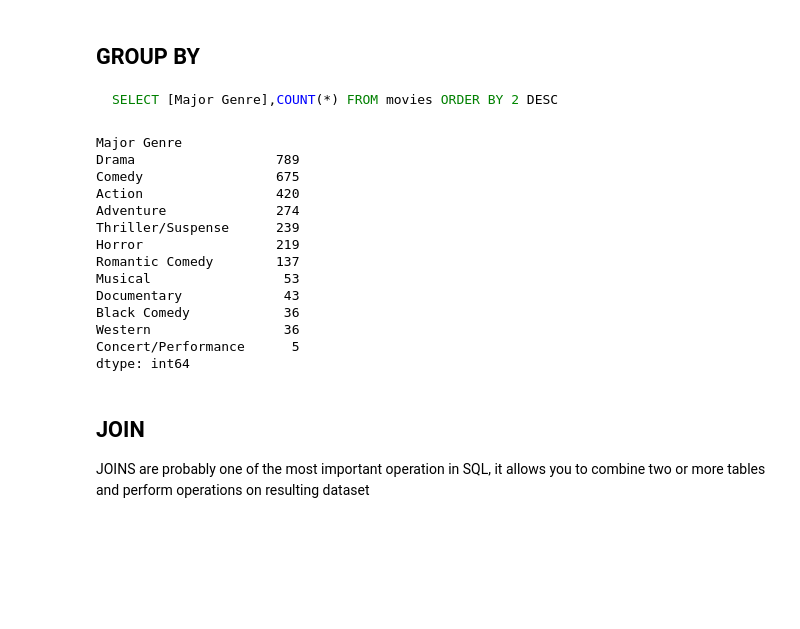
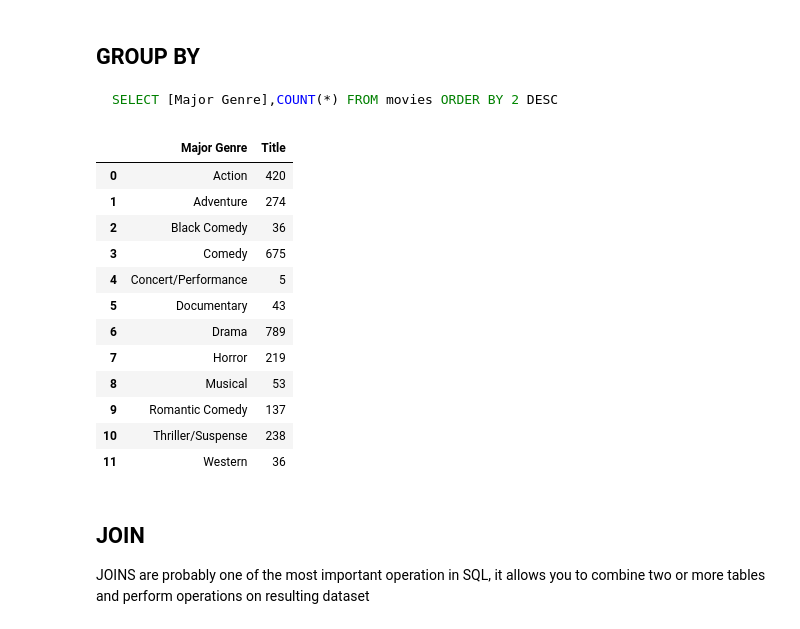
Before and after one commit to av1nash/ds-blog, a Jupyter notebook: _notebooks/2022-02-26-pandas-basics.ipynb, the cells around one changed output. Cells and saved outputs as stored; diff of their text form; code cells hidden in the pictures; blank space fills up the shorter version.

````diff
--- a/_notebooks/2022-02-26-pandas-basics.ipynb
+++ b/_notebooks/2022-02-26-pandas-basics.ipynb
@@ -105,22 +116,21 @@ df[~df['Rotten Tomatoes Rating'].isnull()].head()
 SELECT [Major Genre],COUNT(*) FROM movies ORDER BY 2 DESC
 ```
 # %%
-df.groupby('Major Genre').size().sort_values(0,ascending=False)
+df.groupby('Major Genre', as_index=False)['Title'].count()
 # %% [output]
-Major Genre
-Drama                  789
-Comedy                 675
-Action                 420
-Adventure              274
-Thriller/Suspense      239
-Horror                 219
-Romantic Comedy        137
-Musical                 53
-Documentary             43
-Black Comedy            36
-Western                 36
-Concert/Performance      5
-dtype: int64
+|  | Major Genre | Title |
+| 0 | Action | 420 |
+| 1 | Adventure | 274 |
+| 2 | Black Comedy | 36 |
+| 3 | Comedy | 675 |
+| 4 | Concert/Performance | 5 |
+| 5 | Documentary | 43 |
+| 6 | Drama | 789 |
+| 7 | Horror | 219 |
+| 8 | Musical | 53 |
+| 9 | Romantic Comedy | 137 |
+| 10 | Thriller/Suspense | 238 |
+| 11 | Western | 36 |
 # %% [markdown]
 ## JOIN
 JOINS are probably one of the most important operation in SQL, it allows you to combine two or more tables and perform operations on resulting dataset
````
Also changed, not shown: parts of 9 cells of this notebook, 6 other files.
